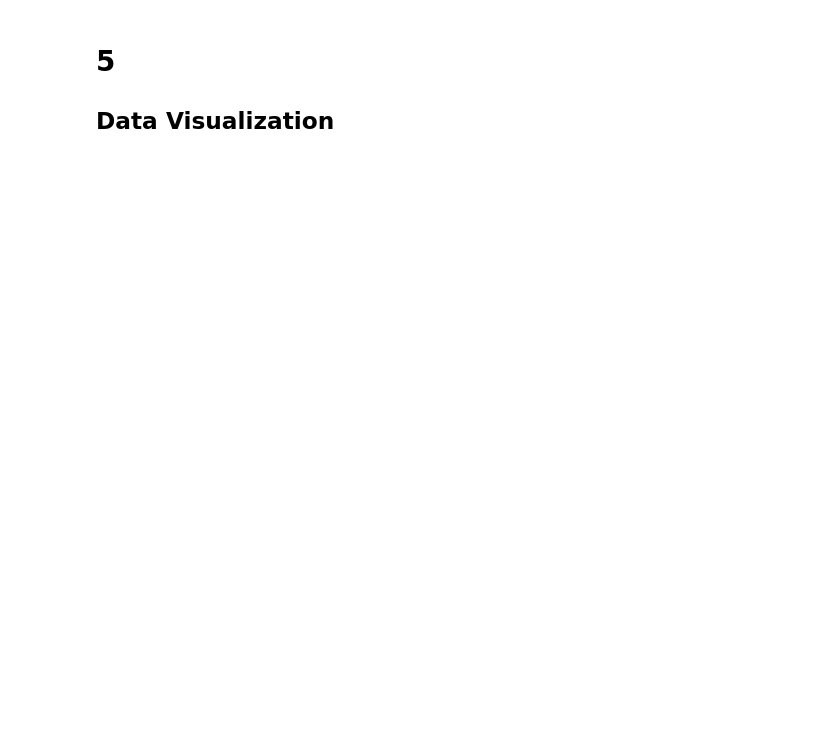
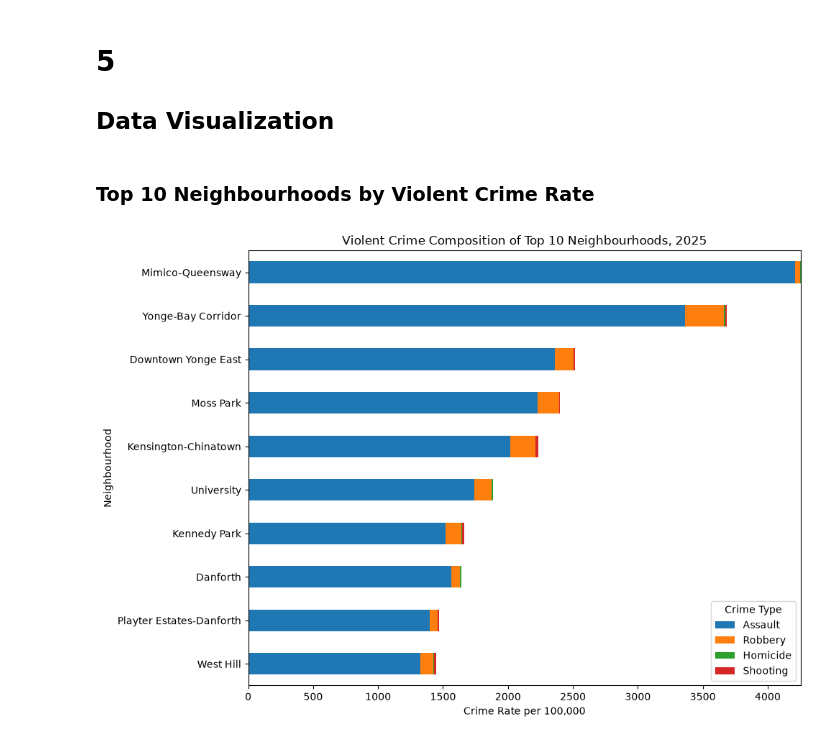
Before and after one commit to tesssarazen-star/toronto-crime-analysis, a Jupyter notebook: notebook/toronto_crime_analysis.ipynb, the cells around one changed output. Saved outputs shown, nothing was run; the diff lists cells and outputs as text; code cells hidden in the pictures; blank space fills up the shorter version.

```diff
--- a/notebook/toronto_crime_analysis.ipynb
+++ b/notebook/toronto_crime_analysis.ipynb
@@ -747,3 +816,72 @@ crime_clean[
 # 5
 
 ## Data Visualization
+# %% [markdown]
+### Top 10 Neighbourhoods by Violent Crime Rate
+# %%
+# Calculate total violent crime rate
+crime_clean["VIOLENT_RATE_2025"] = (
+    crime_clean[violent_crime_rates].sum(axis=1)
+)
+
+# Get top 10 neighbourhoods by violent crime rate
+top_violent = crime_clean[
+    ["HOOD_ID", "AREA_NAME", "VIOLENT_RATE_2025"]
+].sort_values(
+    "VIOLENT_RATE_2025",
+    ascending=False
+).head(10)
+
+# Get violent crime components for those top 10 neighbourhoods
+violent_composition = crime_clean[
+    crime_clean["HOOD_ID"].isin(top_violent["HOOD_ID"])
+][
+    [
+        "HOOD_ID",
+        "AREA_NAME",
+        "ASSAULT_RATE_2025",
+        "ROBBERY_RATE_2025",
+        "HOMICIDE_RATE_2025",
+        "SHOOTING_RATE_2025"
+    ]
+]
+
+# Keep the same ranking order
+violent_composition = violent_composition.merge(
+    top_violent[["HOOD_ID", "VIOLENT_RATE_2025"]],
+    on="HOOD_ID"
+).sort_values(
+    "VIOLENT_RATE_2025",
+    ascending=True
+)
+
+# Set neighbourhood names as labels
+plot_data = violent_composition.set_index("AREA_NAME")[
+    [
+        "ASSAULT_RATE_2025",
+        "ROBBERY_RATE_2025",
+        "HOMICIDE_RATE_2025",
+        "SHOOTING_RATE_2025"
+    ]
+]
+
+# Stacked horizontal bar chart
+plot_data.plot(
+    kind="barh",
+    stacked=True,
+    figsize=(10, 7)
+)
+
+plt.xlabel("Crime Rate per 100,000")
+plt.ylabel("Neighbourhood")
+plt.title("Violent Crime Composition of Top 10 Neighbourhoods, 2025")
+
+plt.legend(
+    ["Assault", "Robbery", "Homicide", "Shooting"],
+    title="Crime Type"
+)
+
+plt.tight_layout()
+plt.show()
+# %% [output]
+[figure, added]
```
Also changed, not shown: parts of 62 cells of this notebook.
